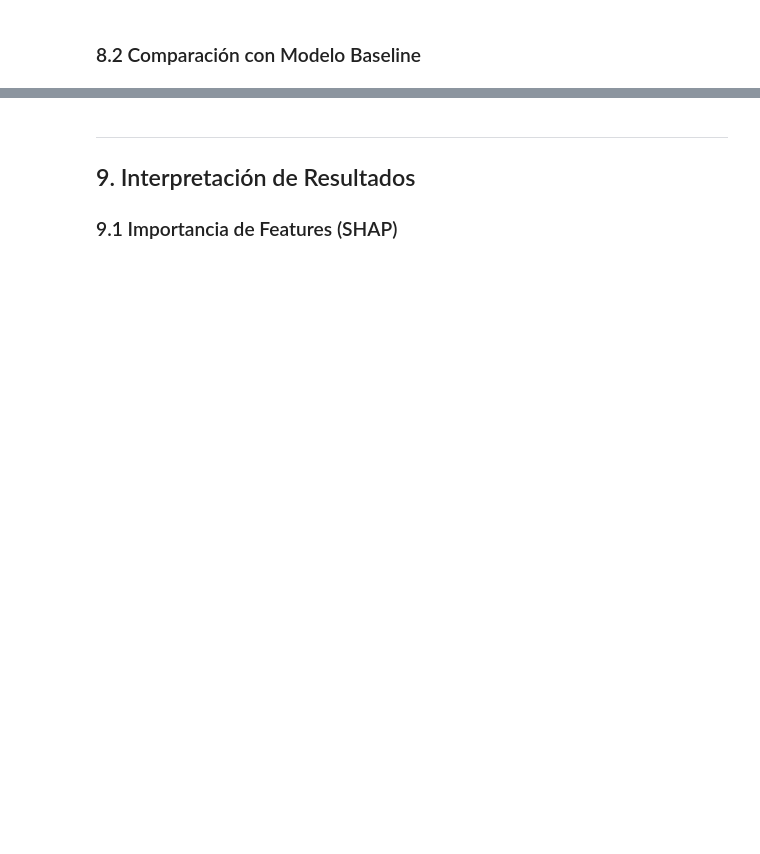
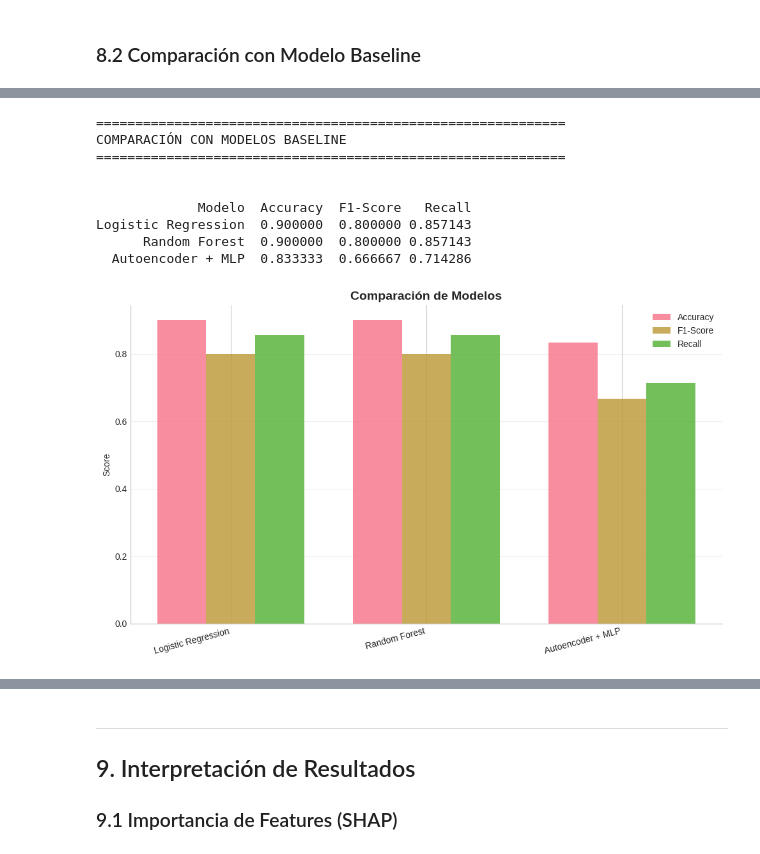
Before and after one commit to rlozanomallqui/AML-Final-Lozano-Roxana, a Jupyter notebook: notebooks/final_project.ipynb, the cells around one changed output, grey strips where cells are left out. Saved outputs shown, nothing was run; the diff lists cells and outputs as text; code cells hidden in the pictures; blank space fills up the shorter version.

```diff
--- a/notebooks/final_project.ipynb
+++ b/notebooks/final_project.ipynb
@@ -1400,6 +1408,10 @@ print(f'\nANTES de SMOTE:')
 print(f'  Liebres:     {(y_train==1).sum()}')
 print(f'  No-liebres:  {(y_train==0).sum()}')
 print(f'  Ratio: 1:{(y_train==0).sum()/(y_train==1).sum():.2f}')
+
+# ✅ GUARDAR versiones originales ANTES de SMOTE (para baselines)
+X_train_orig = X_train.copy()
+y_train_orig = y_train.copy()
 
 # Aplicar SMOTE solo al conjunto de entrenamiento
 smote = SMOTE(random_state=RANDOM_SEED, sampling_strategy='auto')
@@ -2597,0 +2572,65 @@ plt.show()
+# %%
+print('='*60)
+print('COMPARACIÓN CON MODELOS BASELINE')
+print('='*60)
+
+# Entrenar baselines con features ORIGINALES (no embeddings)
+baselines = {
+    'Logistic Regression': LogisticRegression(max_iter=1000, random_state=RANDOM_SEED, class_weight='balanced'),
+    'Random Forest': RandomForestClassifier(n_estimators=100, random_state=RANDOM_SEED, class_weight='balanced')
+}
+
+results = {'Modelo': [], 'Accuracy': [], 'F1-Score': [], 'Recall': []}
+
+for name, model in baselines.items():
+    model.fit(X_train_orig, y_train_orig)  # Train sin balancear (usan class_weight)
+    y_pred_baseline = model.predict(X_test)
+
+    acc = accuracy_score(y_test, y_pred_baseline)
+    f1_bl = f1_score(y_test, y_pred_baseline)
+    rec_bl = recall_score(y_test, y_pred_baseline)
+
+    results['Modelo'].append(name)
+    results['Accuracy'].append(acc)
+    results['F1-Score'].append(f1_bl)
+    results['Recall'].append(rec_bl)
+
+# Agregar Deep Learning
+results['Modelo'].append('Autoencoder + MLP')
+results['Accuracy'].append(accuracy)
+results['F1-Score'].append(f1)
+results['Recall'].append(recall)
+
+# Mostrar tabla
+comparison_df = pd.DataFrame(results).sort_values('F1-Score', ascending=False)
+print('\n')
+print(comparison_df.to_string(index=False))
+
+# Visualización
+fig, ax = plt.subplots(figsize=(10, 6))
+x = np.arange(len(comparison_df))
+width = 0.25
+
+ax.bar(x - width, comparison_df['Accuracy'], width, label='Accuracy', alpha=0.8)
+ax.bar(x, comparison_df['F1-Score'], width, label='F1-Score', alpha=0.8)
+ax.bar(x + width, comparison_df['Recall'], width, label='Recall', alpha=0.8)
+
+ax.set_ylabel('Score')
+ax.set_title('Comparación de Modelos', fontsize=14, fontweight='bold')
+ax.set_xticks(x)
+ax.set_xticklabels(comparison_df['Modelo'], rotation=15, ha='right')
+ax.legend()
+ax.grid(True, alpha=0.3, axis='y')
+plt.tight_layout()
+plt.show()
+# %% [output]
+============================================================
+COMPARACIÓN CON MODELOS BASELINE
+============================================================
+
+
+             Modelo  Accuracy  F1-Score   Recall
+Logistic Regression  0.900000  0.800000 0.857143
+      Random Forest  0.900000  0.800000 0.857143
+  Autoencoder + MLP  0.833333  0.666667 0.714286
+[figure, added]
```
Also changed, not shown: parts of 23 cells of this notebook.
